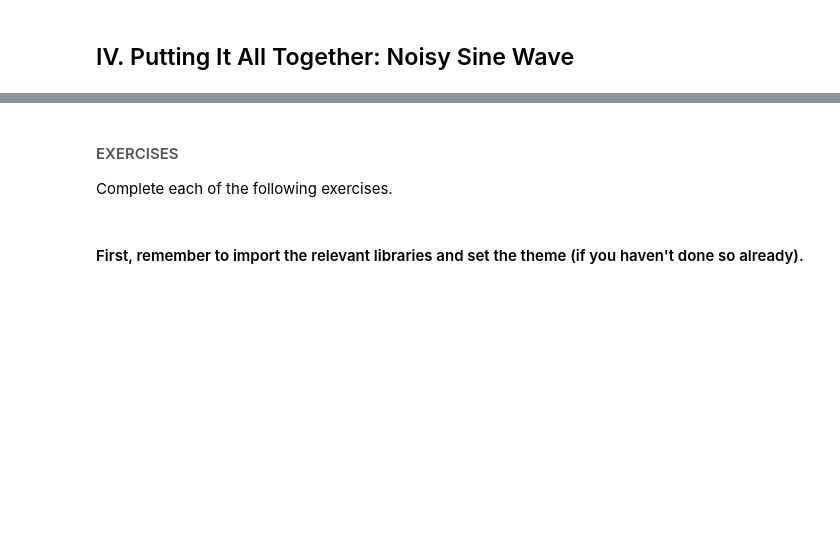
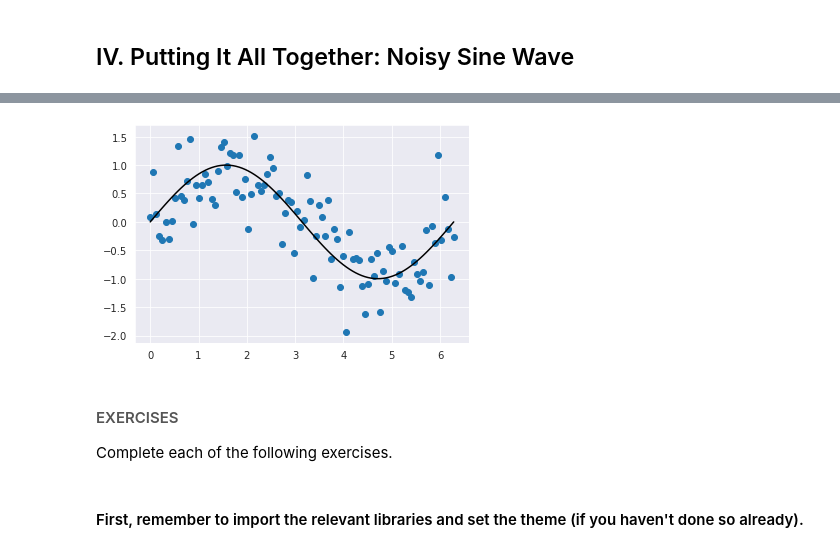
Before and after one commit to cedricsoares/elite_data_science, a Jupyter notebook: 1 - Workbook - Fake It Til You Make It (Simulations).ipynb, the cells around one changed output, grey strips where cells are left out. Cells and saved outputs as stored; diff of their text form; code cells hidden in the pictures; blank space fills up the shorter version.

```diff
--- a/1 - Workbook - Fake It Til You Make It (Simulations).ipynb
+++ b/1 - Workbook - Fake It Til You Make It (Simulations).ipynb
@@ -58,2 +121,16 @@ array([0.        , 0.06346652, 0.12693304, 0.19039955, 0.25386607,
 # %% [markdown]
 ## IV. Putting It All Together: Noisy Sine Wave
+# %%
+# input feature
+x = np.linspace(0, 2*np.pi, 100)
+
+# noise
+np.random.seed(321)
+noise = np.random.normal(0, .5, 100)
+
+# target variable
+y = np.sin(x) + noise
+# %%
+# Create DataFrame with x and y
+df = pd.DataFrame({'x' : x, 'y' : y})
+df.head()
@@ -60,3 +146,13 @@ array([0.        , 0.06346652, 0.12693304, 0.19039955, 0.25386607,
+# %%
+# Scatterplot of x and y
+plt.scatter(df.x, df.y)
+
+# Overlay the sine wave
+plt.plot(df.x, np.sin(df.x), color = 'k')
+
+plt.show()
+# %% [output]
+[figure, added]
 # %% [markdown]
 #### <span style="color:#555">EXERCISES</span>
 
```
Also changed, not shown: parts of 12 cells of this notebook, 1 other file.
